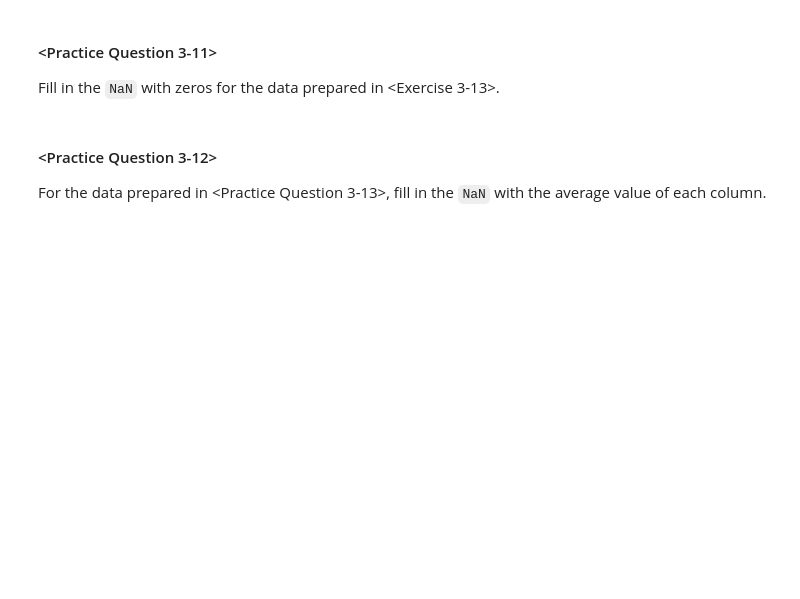
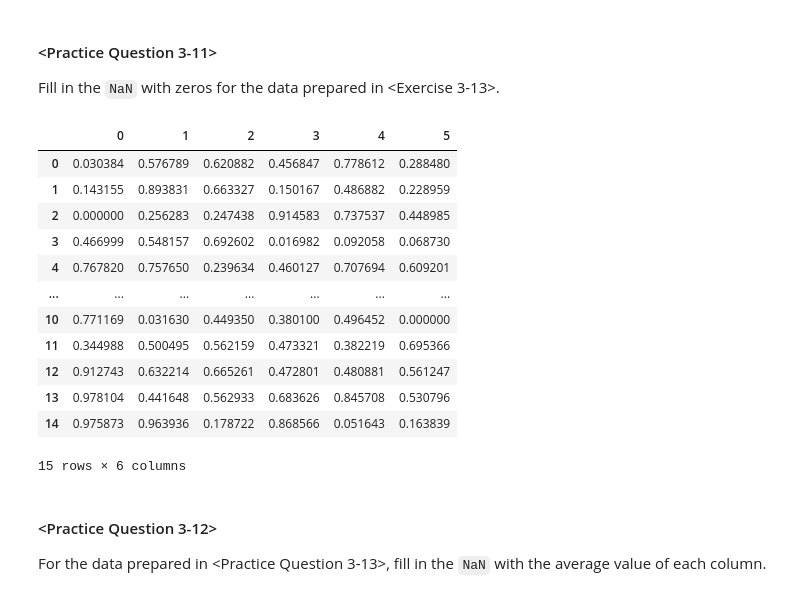
Before and after one commit to JasClaren/GCI-World-April-2026, a Jupyter notebook: lec3_notebook.ipynb, the cells around one changed output. Cells and saved outputs as stored; diff of their text form; code cells hidden in the pictures; blank space fills up the shorter version.

```diff
--- a/lec3_notebook.ipynb
+++ b/lec3_notebook.ipynb
@@ -1826,6 +1879,21 @@ df2
 Fill in the `NaN` with zeros for the data prepared in <Exercise 3-13>.
 # %%
 # write me!
+df2.fillna(0)
+# %% [output]
+|  | 0 | 1 | 2 | 3 | 4 | 5 |
+| 0 | 0.030384 | 0.576789 | 0.620882 | 0.456847 | 0.778612 | 0.288480 |
+| 1 | 0.143155 | 0.893831 | 0.663327 | 0.150167 | 0.486882 | 0.228959 |
+| 2 | 0.000000 | 0.256283 | 0.247438 | 0.914583 | 0.737537 | 0.448985 |
+| 3 | 0.466999 | 0.548157 | 0.692602 | 0.016982 | 0.092058 | 0.068730 |
+| 4 | 0.767820 | 0.757650 | 0.239634 | 0.460127 | 0.707694 | 0.609201 |
+| ... | ... | ... | ... | ... | ... | ... |
+| 10 | 0.771169 | 0.031630 | 0.449350 | 0.380100 | 0.496452 | 0.000000 |
+| 11 | 0.344988 | 0.500495 | 0.562159 | 0.473321 | 0.382219 | 0.695366 |
+| 12 | 0.912743 | 0.632214 | 0.665261 | 0.472801 | 0.480881 | 0.561247 |
+| 13 | 0.978104 | 0.441648 | 0.562933 | 0.683626 | 0.845708 | 0.530796 |
+| 14 | 0.975873 | 0.963936 | 0.178722 | 0.868566 | 0.051643 | 0.163839 |
+15 rows × 6 columns
 # %% [markdown]
 #### <Practice Question 3-12>
 
```
Also changed, not shown: parts of 14 cells of this notebook.
